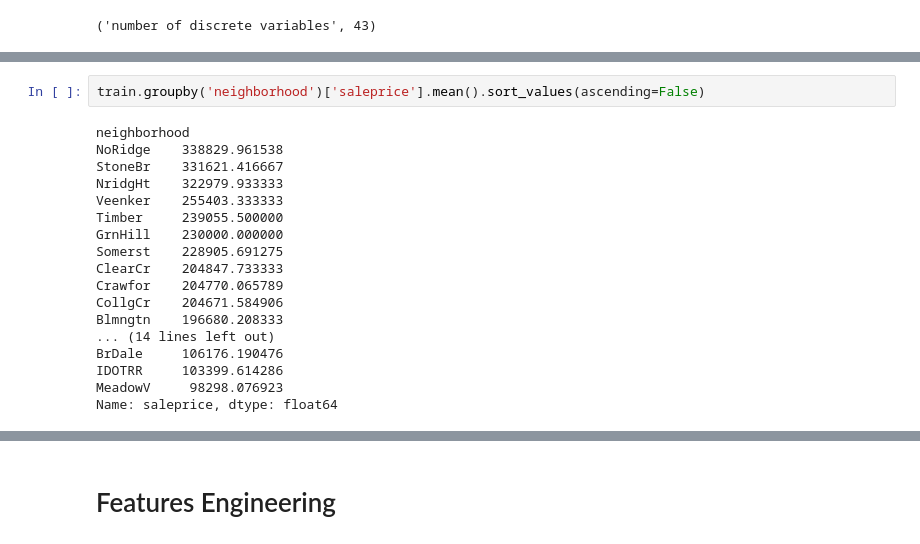
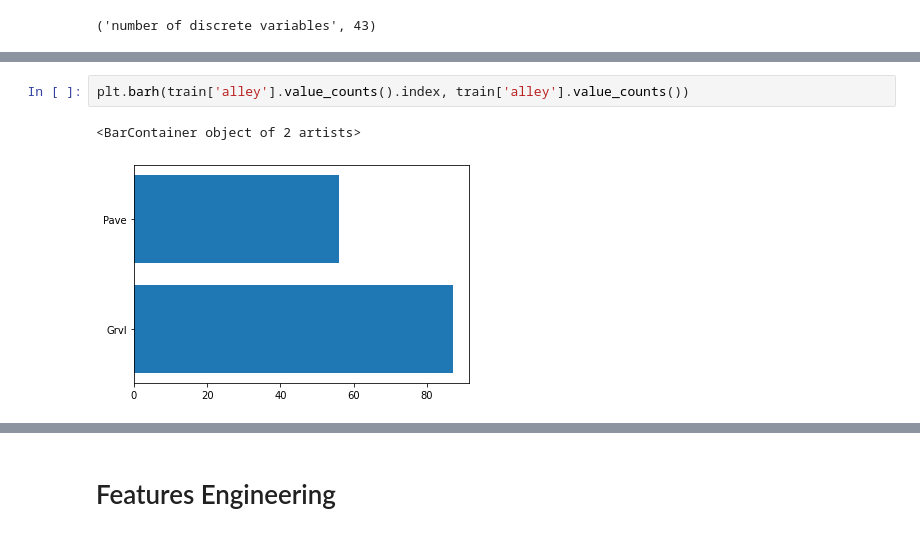
Before and after one commit to Chalermchon1993/DSI_Project_2_Regression_Ames_House_Price_Prediction, a Jupyter notebook: sample_code.ipynb, the cells around one changed output, grey strips where cells are left out. Saved outputs shown, nothing was run; the diff lists cells and outputs as text.

```diff
--- a/sample_code.ipynb
+++ b/sample_code.ipynb
@@ -309,20 +290,5 @@ Name: ms_zoning, dtype: int64
-# %%
-train.groupby('neighborhood')['saleprice'].mean().sort_values(ascending=False)
-# %% [output]
-neighborhood
-NoRidge    338829.961538
-StoneBr    331621.416667
-NridgHt    322979.933333
-Veenker    255403.333333
-Timber     239055.500000
-GrnHill    230000.000000
-Somerst    228905.691275
-ClearCr    204847.733333
-Crawfor    204770.065789
-CollgCr    204671.584906
-Blmngtn    196680.208333
-... (14 lines left out)
-BrDale     106176.190476
-IDOTRR     103399.614286
-MeadowV     98298.076923
-Name: saleprice, dtype: float64
+# %%
+plt.barh(train['alley'].value_counts().index, train['alley'].value_counts())
+# %% [output]
+<BarContainer object of 2 artists>
+[figure, added]
```
Also changed, not shown: parts of 34 cells of this notebook.
